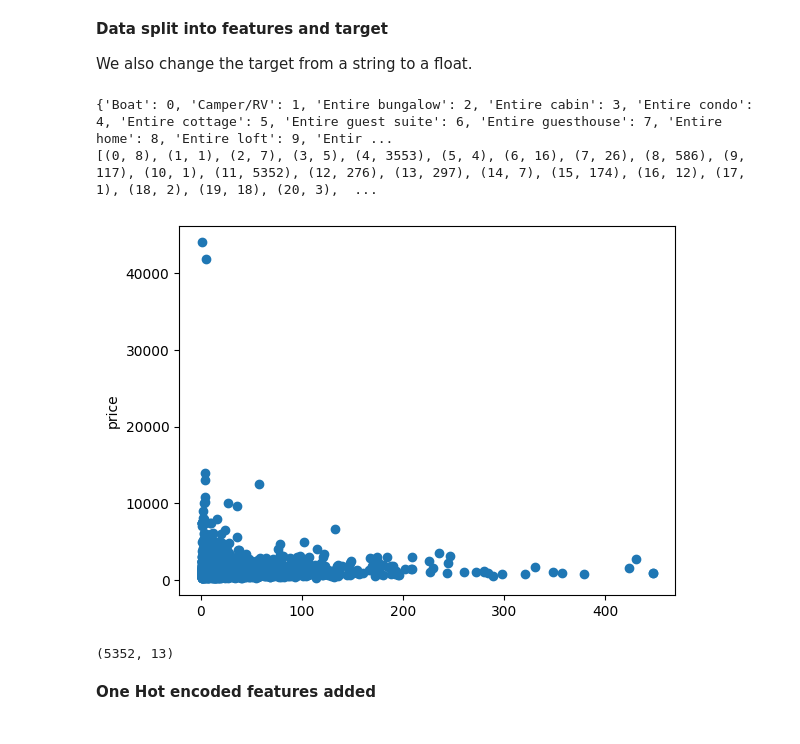
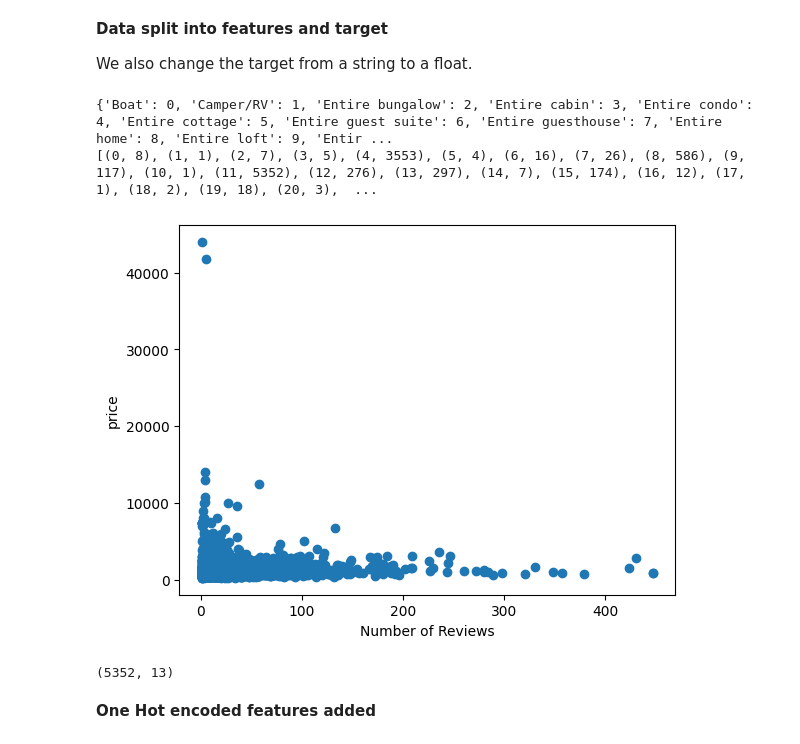
Before and after one commit to tomaskri/GervigreindFinalProject, a Jupyter notebook: airbnb.ipynb, the cells around one changed output. Saved outputs shown, nothing was run; the diff lists cells and outputs as text; code cells hidden in the pictures.

```diff
--- a/airbnb.ipynb
+++ b/airbnb.ipynb
@@ -59,9 +59,10 @@ def plotPredVsReal(yreal, ypred, limit):
     plt.legend()
     plt.show
 # %%
-def plotFeatureVsPrice(feature, price):
+def plotFeatureVsPrice(feature, price, featureName):
     plt.scatter(feature, price)
     plt.ylabel("price")
+    plt.xlabel(featureName)
     plt.show()
 # %% [markdown]
 **Data split into features and target**
@@ -81,35 +82,35 @@ for i in range(X.shape[0]):
     except ValueError:
         bathroomErr.append(i)
 bathroomErr = np.array(bathroomErr)
 X = np.delete(X, bathroomErr, axis=0)
 y = np.delete(y, bathroomErr)
 
 for i in range(len(y)):
     y[i] = float(re.sub(",", "", (y[i][1:])))
 
 
 
 X[:, -2], propertytype_dict = string_features_to_num(X[:, -2])
 X[:, -1], roomtype_dict = string_features_to_num(X[:, -1])
 
 print(propertytype_dict)
 print(list(enumerate(np.bincount(np.array(X[:, -2],dtype='int64')))))
 
 X, y = selectPropertyType(propertytype_dict.get('Entire rental unit'), X, y)
 
 X = X[:,:X.shape[1]-2]
 
 # X = oneHotEncodingPropertyType(propertytype_dict.get('Entire rental unit'), X)
 # X = oneHotEncodingPropertyType(propertytype_dict.get('Entire condo'), X)
 # X = oneHotEncodingPropertyType(propertytype_dict.get('Private room in rental unit'), X)
 
-plotFeatureVsPrice(X[:,8], y[:])
+plotFeatureVsPrice(X[:,8], y[:], "Number of Reviews")
 
 X.shape
 # %% [output]
 {'Boat': 0, 'Camper/RV': 1, 'Entire bungalow': 2, 'Entire cabin': 3, 'Entire condo': 4, 'Entire cottage': 5, 'Entire guest suite': 6, 'Entire guesthouse': 7, 'Entire home': 8, 'Entire loft': 9, 'Entir ...
 [(0, 8), (1, 1), (2, 7), (3, 5), (4, 3553), (5, 4), (6, 16), (7, 26), (8, 586), (9, 117), (10, 1), (11, 5352), (12, 276), (13, 297), (14, 7), (15, 174), (16, 12), (17, 1), (18, 2), (19, 18), (20, 3),  ...
-[figure, old version]
+[figure, new version]
 (5352, 13)
 # %%
 import ast
```
Also changed, not shown: parts of 2 cells of this notebook.
